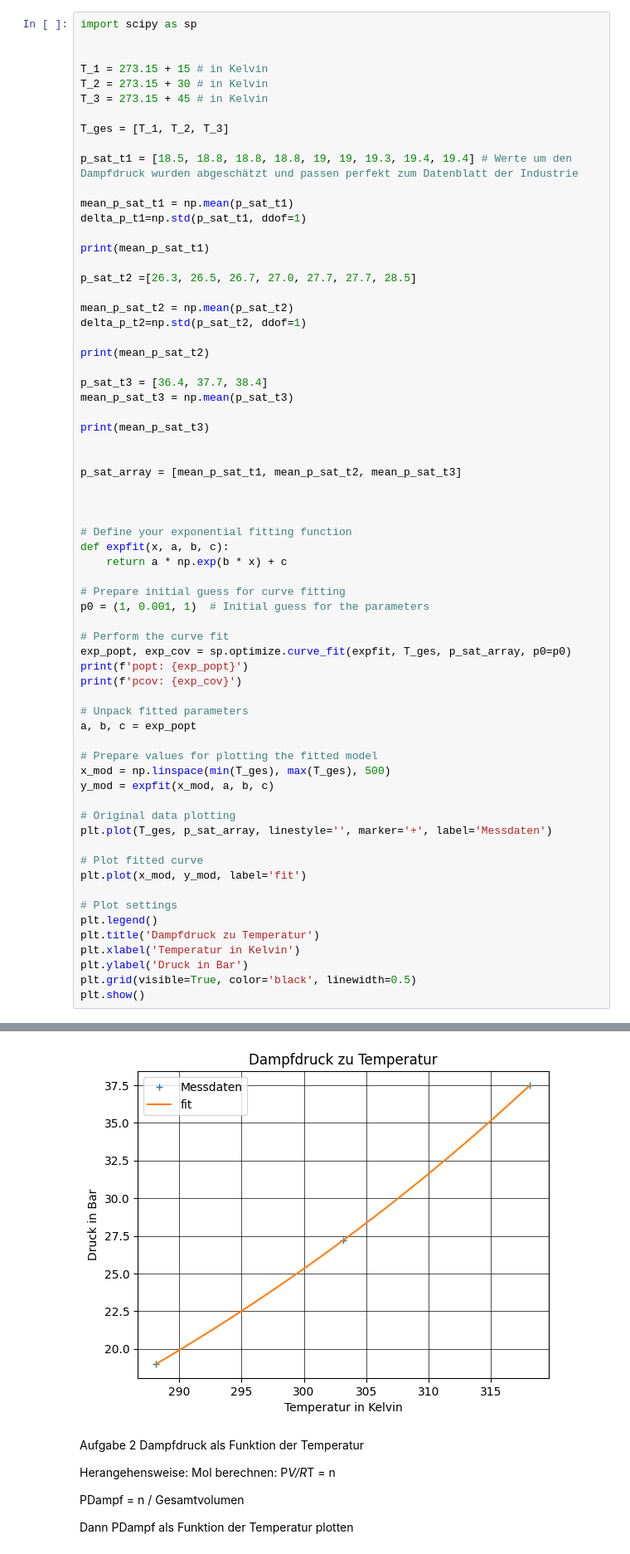
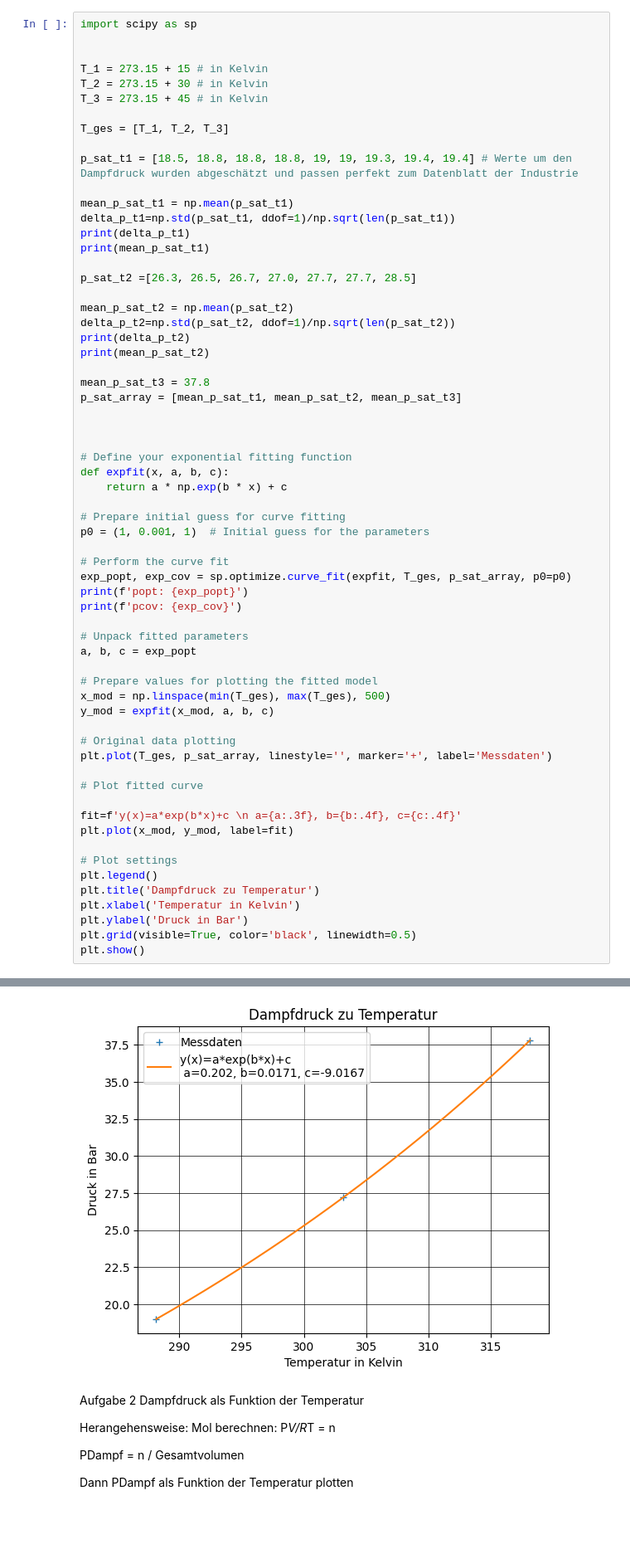
Before and after one commit to OhNoNotAnotherNerd/Ausarbeitung-Physik, a Jupyter notebook: REG/Reale Gase.ipynb, the cells around one changed output, grey strips where cells are left out. Shown at 83% size. Drawn from its saved outputs; the diff is of its cells as text; blank space fills up the shorter version.

```diff
--- a/REG/Reale Gase.ipynb
+++ b/REG/Reale Gase.ipynb
@@ -134,23 +134,18 @@ T_ges = [T_1, T_2, T_3]
 p_sat_t1 = [18.5, 18.8, 18.8, 18.8, 19, 19, 19.3, 19.4, 19.4] # Werte um den Dampfdruck wurden abgeschätzt und passen perfekt zum Datenblatt der Industrie
 
 mean_p_sat_t1 = np.mean(p_sat_t1)
-delta_p_t1=np.std(p_sat_t1, ddof=1)
-
+delta_p_t1=np.std(p_sat_t1, ddof=1)/np.sqrt(len(p_sat_t1))
+print(delta_p_t1)
 print(mean_p_sat_t1)
 
 p_sat_t2 =[26.3, 26.5, 26.7, 27.0, 27.7, 27.7, 28.5]
 
 mean_p_sat_t2 = np.mean(p_sat_t2)
-delta_p_t2=np.std(p_sat_t2, ddof=1)
-
+delta_p_t2=np.std(p_sat_t2, ddof=1)/np.sqrt(len(p_sat_t2))
+print(delta_p_t2)
 print(mean_p_sat_t2)
 
-p_sat_t3 = [36.4, 37.7, 38.4]
-mean_p_sat_t3 = np.mean(p_sat_t3)
-
-print(mean_p_sat_t3)
-
-
+mean_p_sat_t3 = 37.8
 p_sat_array = [mean_p_sat_t1, mean_p_sat_t2, mean_p_sat_t3]
 
 
@@ -178,7 +173,9 @@ y_mod = expfit(x_mod, a, b, c)
 plt.plot(T_ges, p_sat_array, linestyle='', marker='+', label='Messdaten')
 
 # Plot fitted curve
-plt.plot(x_mod, y_mod, label='fit')
+
+fit=f'y(x)=a*exp(b*x)+c \n a={a:.3f}, b={b:.4f}, c={c:.4f}'
+plt.plot(x_mod, y_mod, label=fit)
 
 # Plot settings
 plt.legend()
@@ -198,4 +196,4 @@ pcov: [[inf inf inf]
-[figure, old version]
+[figure, new version]
 # %% [markdown]
 Aufgabe 2 Dampfdruck als Funktion der Temperatur
 
```
Also changed, not shown: parts of 3 cells of this notebook.
